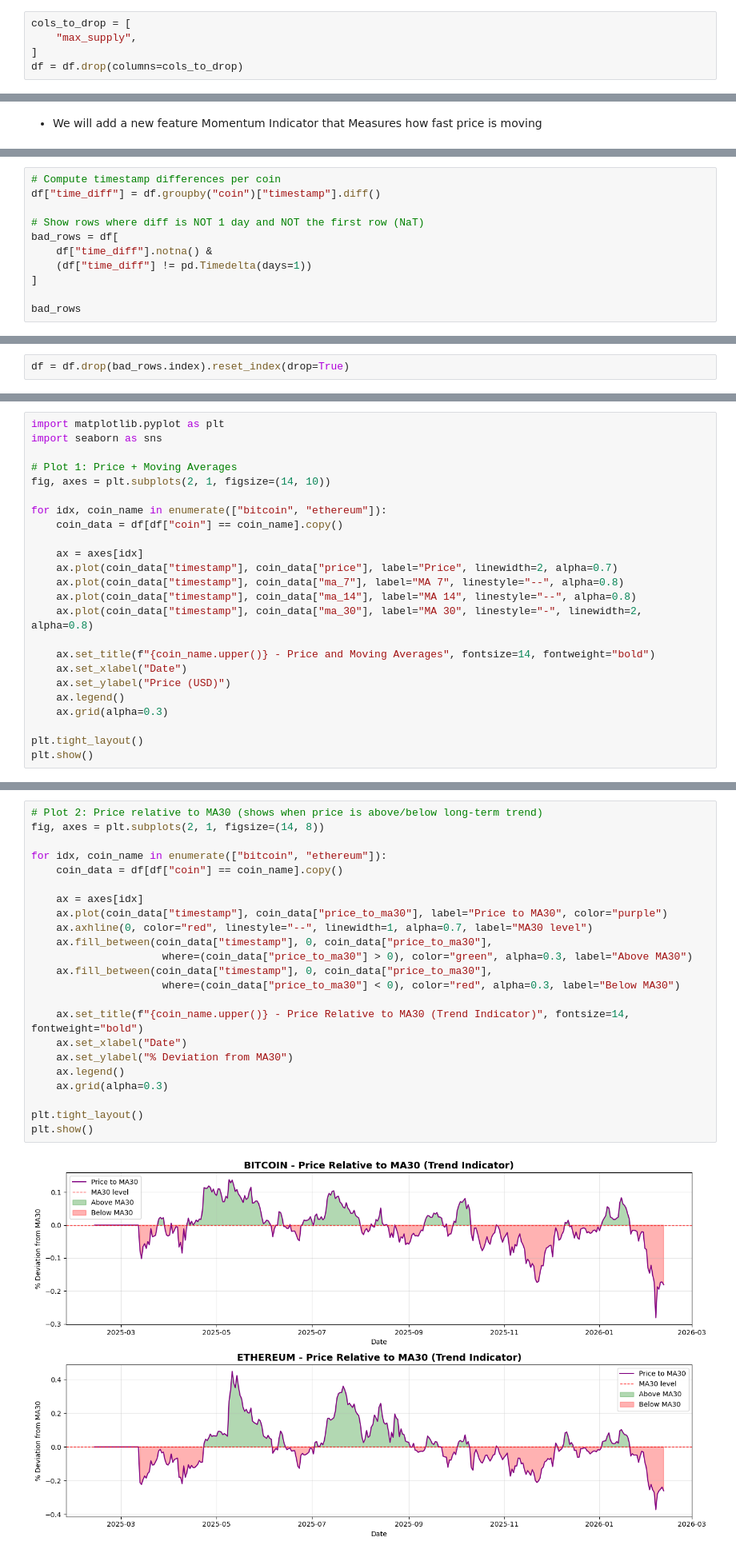
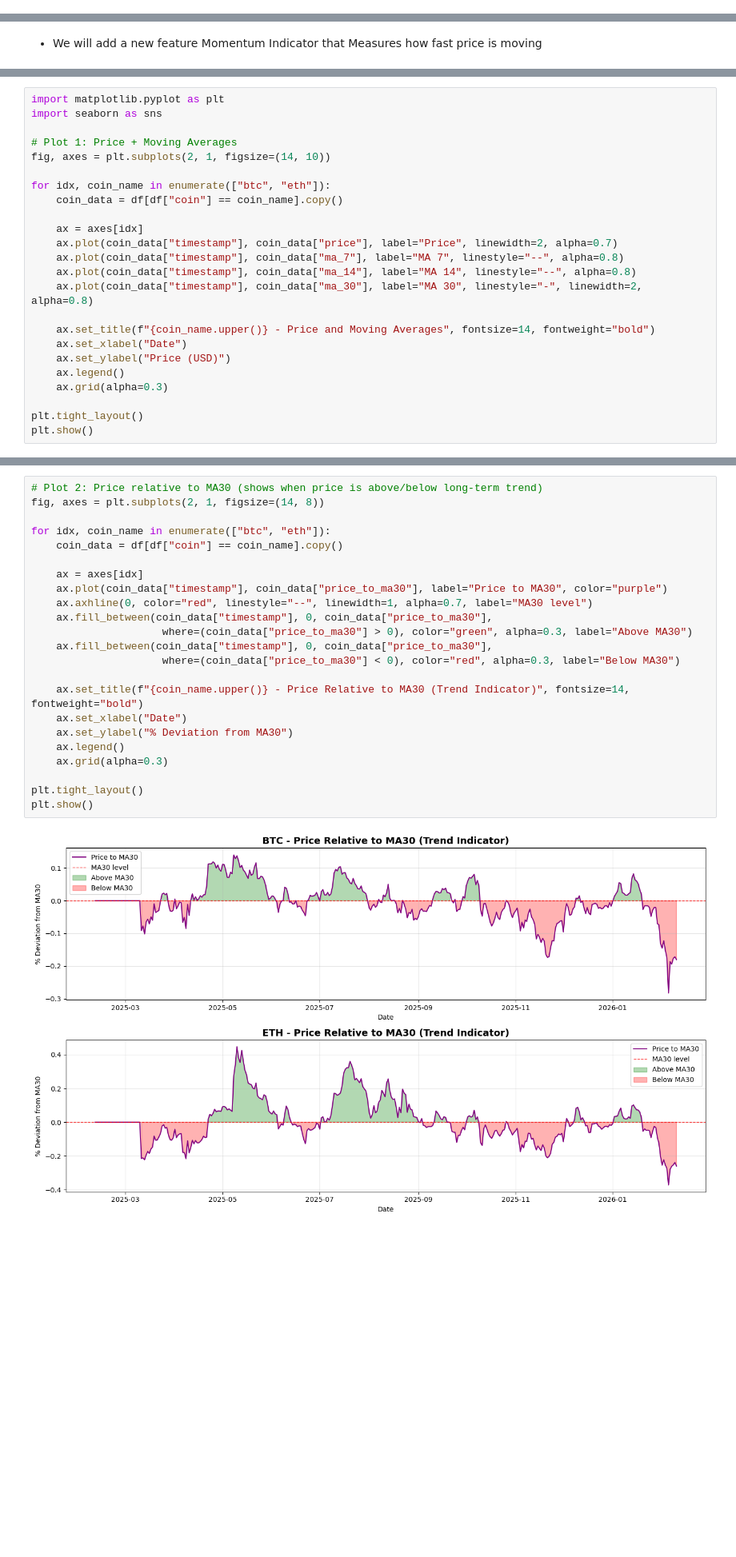
Before and after one commit to tlilimaryem7-cloud/AI-powered-cryptocurrency-market-analysis-and-decision-support-system, a Jupyter notebook: notebooks/02_eda.ipynb, the cells around one changed output, grey strips where cells are left out. Shown at 80% size. Cells and saved outputs as stored; diff of their text form; blank space fills up the shorter version.

```diff
--- a/notebooks/02_eda.ipynb
+++ b/notebooks/02_eda.ipynb
@@ -226,8 +163,3 @@ df["has_max_supply"] = df["max_supply"].notna().astype(int)
-# %%
-cols_to_drop = [
-    "max_supply",
-]
-df = df.drop(columns=cols_to_drop)
 # %% [markdown]
 * Rolling features such as volatility and RSI require a historical window of 7–14 days. The 14 first rows per coin do not have sufficient data to compute these indicators and will contain Nan values . instead of dropping the rows we will fill them as we have a small dataset and we don't want to lose data .
 # %%
@@ -489,11 +420,0 @@ df.shape
-# %%
-# Compute timestamp differences per coin
-df["time_diff"] = df.groupby("coin")["timestamp"].diff()
-
-# Show rows where diff is NOT 1 day and NOT the first row (NaT)
-bad_rows = df[
-    df["time_diff"].notna() &
-    (df["time_diff"] != pd.Timedelta(days=1))
-]
-
-bad_rows
@@ -506,5 +421,3 @@ bad_rows
-# %%
-df = df.drop(bad_rows.index).reset_index(drop=True)
 # %%
 df.head()
 # %% [output]
@@ -645,7 +558,7 @@ import seaborn as sns
 # Plot 1: Price + Moving Averages
 fig, axes = plt.subplots(2, 1, figsize=(14, 10))
 
-for idx, coin_name in enumerate(["bitcoin", "ethereum"]):
+for idx, coin_name in enumerate(["btc", "eth"]):
     coin_data = df[df["coin"] == coin_name].copy()
 
     ax = axes[idx]
@@ -688,28 +601,28 @@ plt.show()
 # %%
 # Plot 2: Price relative to MA30 (shows when price is above/below long-term trend)
 fig, axes = plt.subplots(2, 1, figsize=(14, 8))
 
-for idx, coin_name in enumerate(["bitcoin", "ethereum"]):
+for idx, coin_name in enumerate(["btc", "eth"]):
     coin_data = df[df["coin"] == coin_name].copy()
 
     ax = axes[idx]
     ax.plot(coin_data["timestamp"], coin_data["price_to_ma30"], label="Price to MA30", color="purple")
     ax.axhline(0, color="red", linestyle="--", linewidth=1, alpha=0.7, label="MA30 level")
     ax.fill_between(coin_data["timestamp"], 0, coin_data["price_to_ma30"],
                      where=(coin_data["price_to_ma30"] > 0), color="green", alpha=0.3, label="Above MA30")
     ax.fill_between(coin_data["timestamp"], 0, coin_data["price_to_ma30"],
                      where=(coin_data["price_to_ma30"] < 0), color="red", alpha=0.3, label="Below MA30")
 
     ax.set_title(f"{coin_name.upper()} - Price Relative to MA30 (Trend Indicator)", fontsize=14, fontweight="bold")
     ax.set_xlabel("Date")
     ax.set_ylabel("% Deviation from MA30")
     ax.legend()
     ax.grid(alpha=0.3)
 
 plt.tight_layout()
 plt.show()
 # %% [output]
-[figure, old version]
+[figure, new version]
 # %% [markdown]
 1. Lag Effect
 
```
Also changed, not shown: parts of 44 cells of this notebook, 6 other files.
